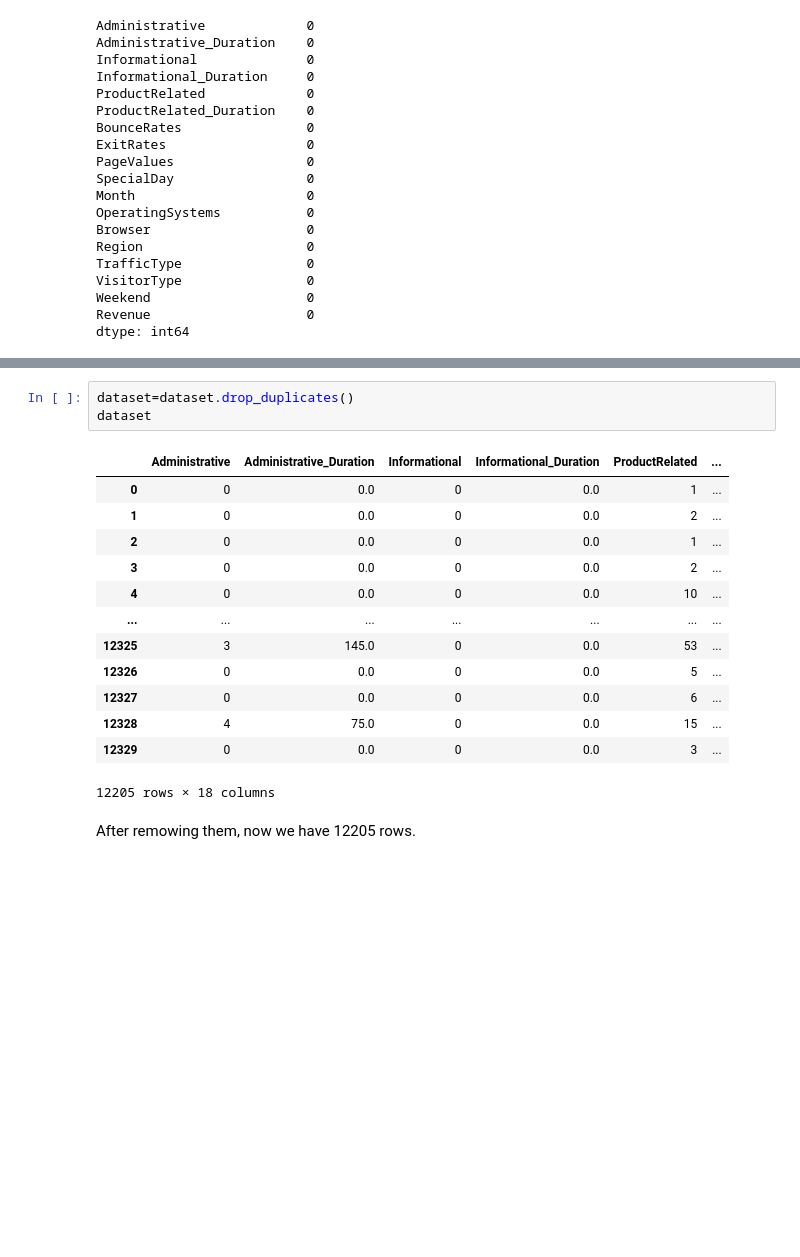
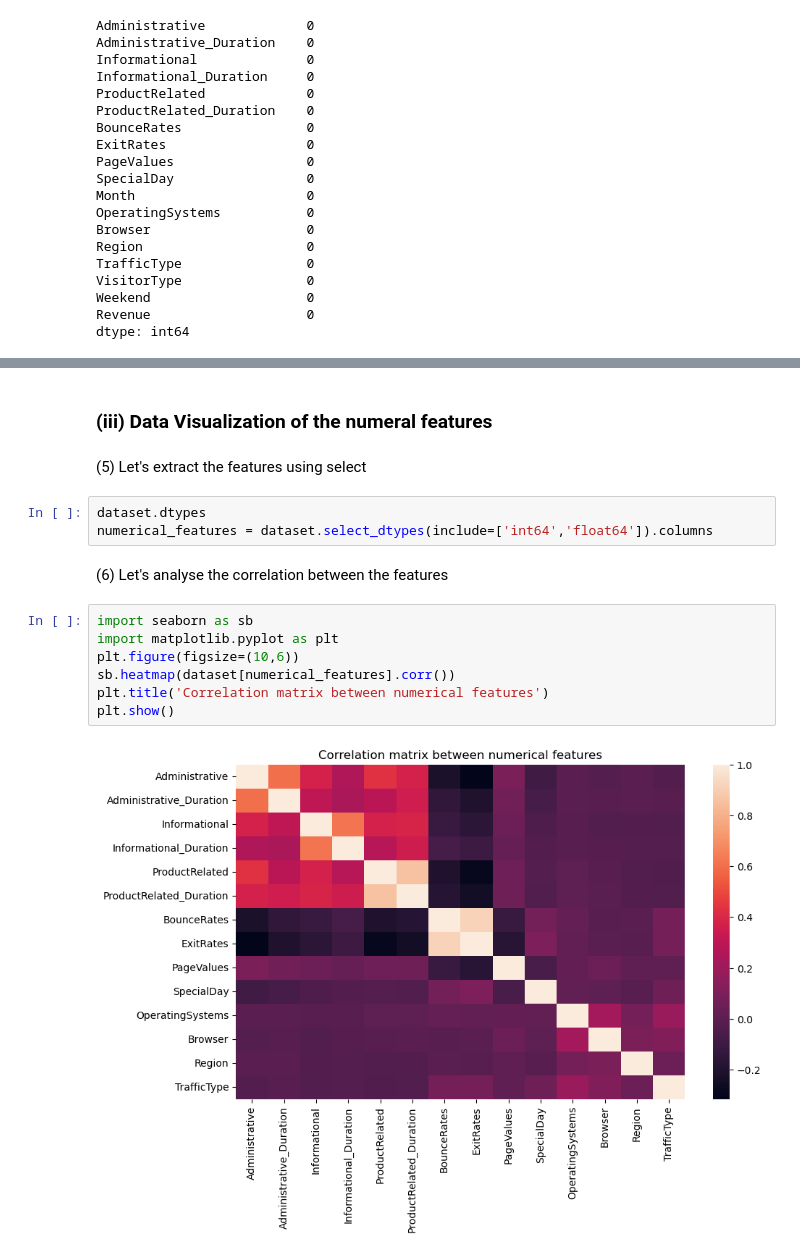
Before and after one commit to Saru99034/Python-Project-A4-DIA, a Jupyter notebook: Python Project Sarujan DENSON - Ahmed MAALOUL - Martin PUJOL.ipynb, the cells around one changed output, grey strips where cells are left out. Drawn from its saved outputs; the diff is of its cells as text; blank space fills up the shorter version.

```diff
--- a/Python Project Sarujan DENSON - Ahmed MAALOUL - Martin PUJOL.ipynb
+++ b/Python Project Sarujan DENSON - Ahmed MAALOUL - Martin PUJOL.ipynb
@@ -138,19 +96,18 @@ There are 125 duplicate rows, so we have to remove them for next steps
-# %%
-dataset=dataset.drop_duplicates()
-dataset
-# %% [output]
-|  | Administrative | Administrative_Duration | Informational | Informational_Duration | ProductRelated | ... |
-| 0 | 0 | 0.0 | 0 | 0.0 | 1 | ... |
-| 1 | 0 | 0.0 | 0 | 0.0 | 2 | ... |
-| 2 | 0 | 0.0 | 0 | 0.0 | 1 | ... |
-| 3 | 0 | 0.0 | 0 | 0.0 | 2 | ... |
-| 4 | 0 | 0.0 | 0 | 0.0 | 10 | ... |
-| ... | ... | ... | ... | ... | ... | ... |
-| 12325 | 3 | 145.0 | 0 | 0.0 | 53 | ... |
-| 12326 | 0 | 0.0 | 0 | 0.0 | 5 | ... |
-| 12327 | 0 | 0.0 | 0 | 0.0 | 6 | ... |
-| 12328 | 4 | 75.0 | 0 | 0.0 | 15 | ... |
-| 12329 | 0 | 0.0 | 0 | 0.0 | 3 | ... |
-12205 rows × 18 columns
-# %% [markdown]
-After remowing them, now we have 12205 rows.
+# %% [markdown]
+### (iii) Data Visualization of the numeral features
+# %% [markdown]
+(5) Let's extract the features using select
+# %%
+dataset.dtypes
+numerical_features = dataset.select_dtypes(include=['int64','float64']).columns
+# %% [markdown]
+(6) Let's analyse the correlation between the features
+# %%
+import seaborn as sb
+import matplotlib.pyplot as plt
+plt.figure(figsize=(10,6))
+sb.heatmap(dataset[numerical_features].corr())
+plt.title('Correlation matrix between numerical features')
+plt.show()
+# %% [output]
+[figure, added]
```
Also changed, not shown: parts of 84 cells of this notebook.
